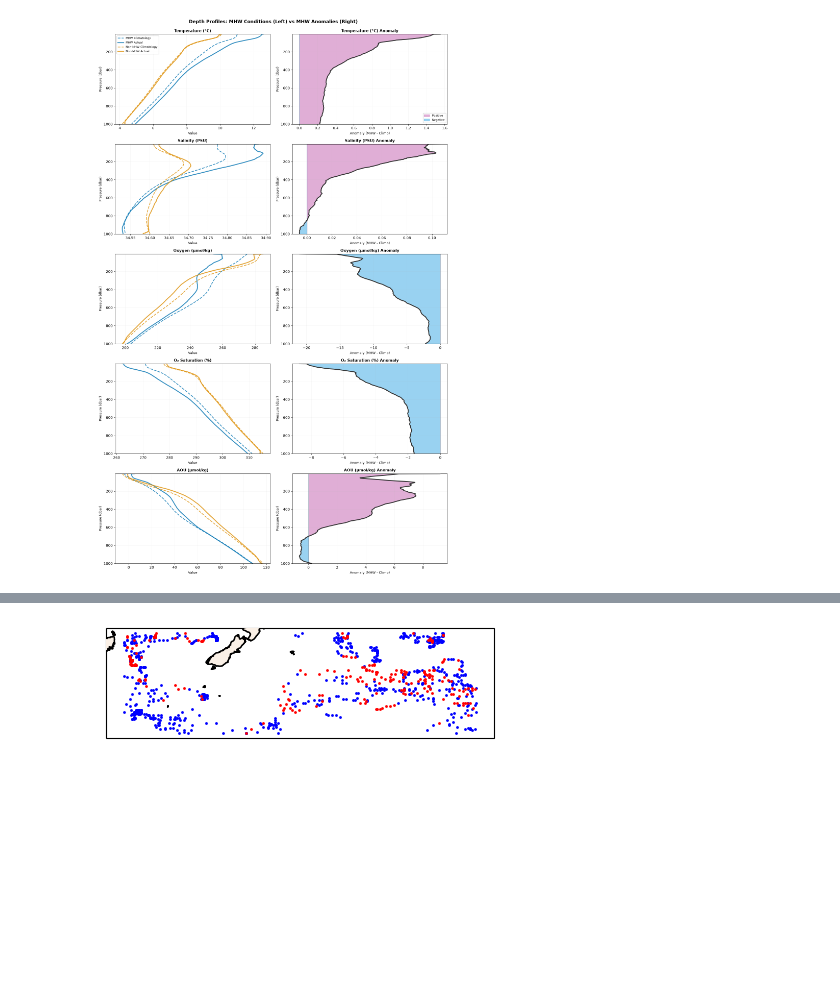
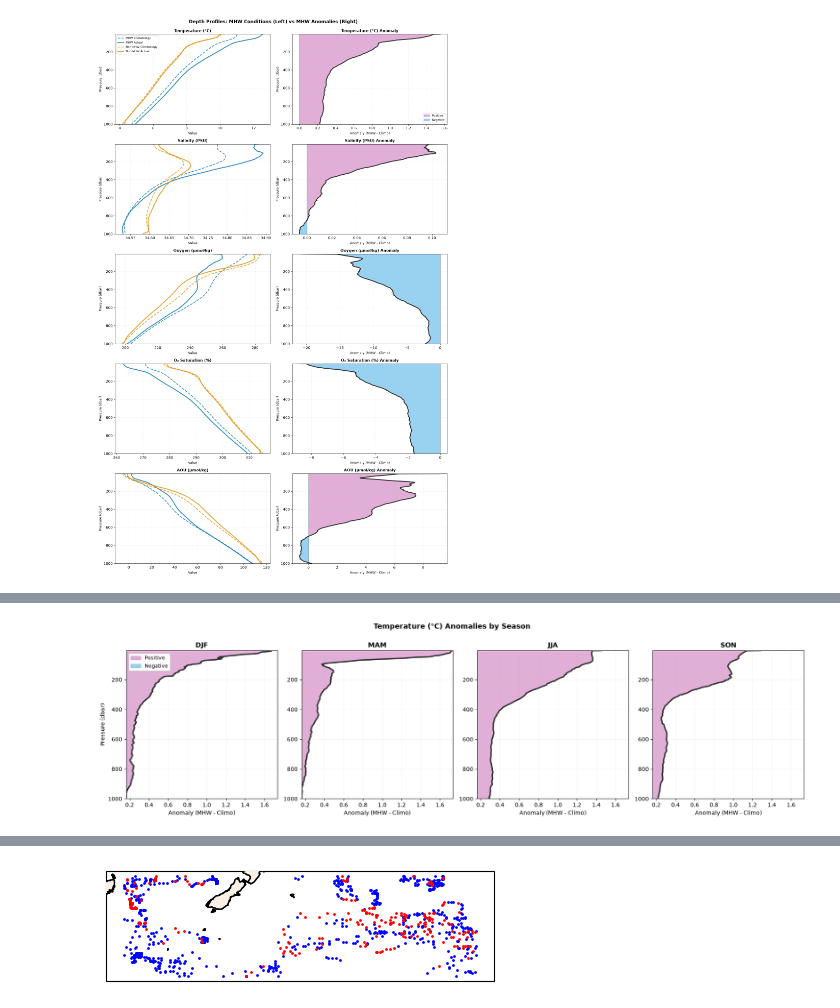
Before and after one commit to go-bgc/Marine-Heat-Waves, a Jupyter notebook: contributors/stevie/plot_GOBAI_anomalies.ipynb, the cells around one changed output, grey strips where cells are left out. Saved outputs shown, nothing was run; the diff lists cells and outputs as text; code cells hidden in the pictures; blank space fills up the shorter version.

Commit message:
labeling notebooks

```diff
--- a/contributors/stevie/plot_GOBAI_anomalies.ipynb
+++ b/contributors/stevie/plot_GOBAI_anomalies.ipynb
@@ -77,5 +148,6 @@ matched_output = match_climo_float('na',filepath_name, GOBAI_varname, float_varn
 # %%
 # open SWPac MHW mask
+matched_output = xr.open_zarr(f's3://uw-escience-scratch-prod/team_mhw/regridded_floats/swp_regridded_profiles_with_climo.zarr').compute()
 mhw_swp_mask = xr.open_zarr(f's3://uw-escience-scratch-prod/oisst/mhw_mask_swp_final.zarr').compute()
 float_profiles_mhw_mask = mhw_swp_mask['mhw_mask'].sel(lat=matched_output['LATITUDE'],
                                                        lon=matched_output['LONGITUDE'],
@@ -313,0 +313,84 @@ plt.show()
+# %%
+import matplotlib.pyplot as plt
+import numpy as np
+
+# Define your variables with better labels
+variables = {
+    'POTENTIAL_TEMP': 'Temperature (°C)',
+    'ABS_SAL': 'Salinity (PSU)',
+    'DOXY': 'Oxygen (μmol/kg)',
+    'O2_SATURATION': 'O₂ Saturation (%)',
+    'AOU': 'AOU (μmol/kg)'
+}
+
+# Define seasons (month groups)
+seasons = {
+    'DJF': [12, 1, 2],
+    'MAM': [3, 4, 5],
+    'JJA': [6, 7, 8],
+    'SON': [9, 10, 11]
+}
+
+# Diverging colors for anomalies
+colors_anom = {
+    'positive': '#CC78BC',   # Purple-magenta for positive anomaly
+    'negative': '#56B4E9'    # Light blue for negative anomaly
+}
+
+# Create a figure for each variable
+for var_key, var_label in variables.items():
+    climo_name = f'{var_key}_CLIMO'
+
+    fig, axes = plt.subplots(1, 4, figsize=(18, 5))
+
+    # First pass: calculate all anomalies to find axis limits
+    anomalies = {}
+    for season_name, months in seasons.items():
+        mhw_season = mhw_float.sel(profile=mhw_float['time.month'].isin(months))
+        anomaly = (mhw_season[var_key].mean('profile').where(mhw_season['pres'] >= 5) -
+                   mhw_season[climo_name].mean('profile').where(mhw_season['pres'] >= 5))
+        anomalies[season_name] = anomaly
+
+    # Find global min and max for x-axis
+    all_values = np.concatenate([anomalies[s].values[~np.isnan(anomalies[s].values)] for s in seasons.keys()])
+    x_min = np.min(all_values)
+    x_max = np.max(all_values)
+
+    # Plot each season
+    for season_idx, (season_name, months) in enumerate(seasons.items()):
+        ax = axes[season_idx]
+        mhw_season = mhw_float.sel(profile=mhw_float['time.month'].isin(months))
+        anomaly = anomalies[season_name]
+
+        # Plot anomaly with diverging colors
+        # Split positive and negative for better visual separation
+        anomaly_pos = anomaly.where(anomaly >= 0, 0)
+        anomaly_neg = anomaly.where(anomaly < 0, 0)
+
+        ax.plot(anomaly, mhw_season['pres'],
+                color='#333333', linewidth=2.5, zorder=3)
+        ax.fill_betweenx(mhw_season['pres'], 0, anomaly_pos,
+                         color=colors_anom['positive'], alpha=0.6, label='Positive')
+        ax.fill_betweenx(mhw_season['pres'], 0, anomaly_neg,
+                         color=colors_anom['negative'], alpha=0.6, label='Negative')
+        ax.axvline(x=0, color='gray', linestyle='-', linewidth=1, alpha=0.5)
+
+        ax.set_title(f'{season_name}', fontsize=12, fontweight='bold')
+        ax.set_xlabel('Anomaly (MHW - Climo)', fontsize=10)
+        if season_idx == 0:
+            ax.set_ylabel('Pressure (dbar)', fontsize=10)
+        ax.invert_yaxis()
+        ax.set_ylim(1000, 5)
+        ax.set_xlim(x_min, x_max)
+        ax.grid(True, alpha=0.2, linestyle='-', linewidth=0.5)
+
+        # Legend only on first panel
+        if season_idx == 0:
+            ax.legend(loc='best', fontsize=9, framealpha=0.95)
+
+    plt.suptitle(f'{var_label} Anomalies by Season',
+                 fontsize=13, fontweight='bold', y=1.00)
+    plt.tight_layout()
+    plt.show()
+# %% [output]
+[figure, added]
```
Also changed, not shown: parts of 15 cells of this notebook.
